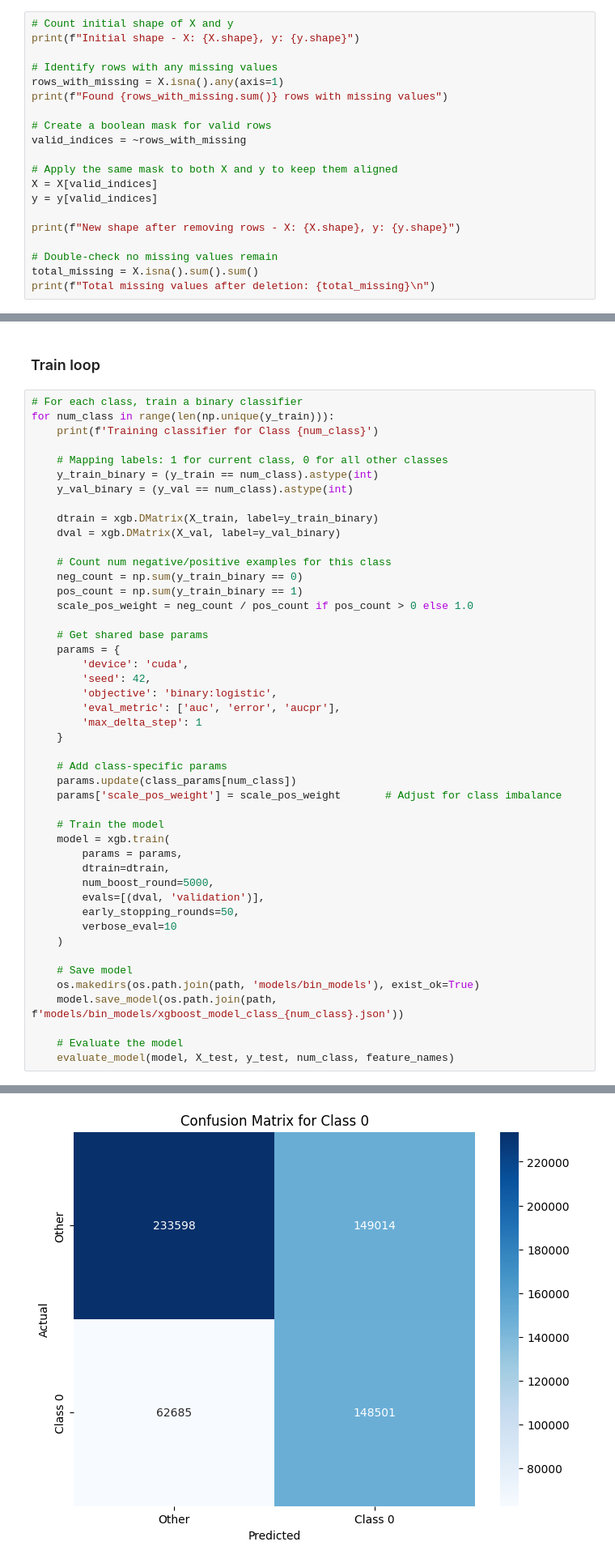
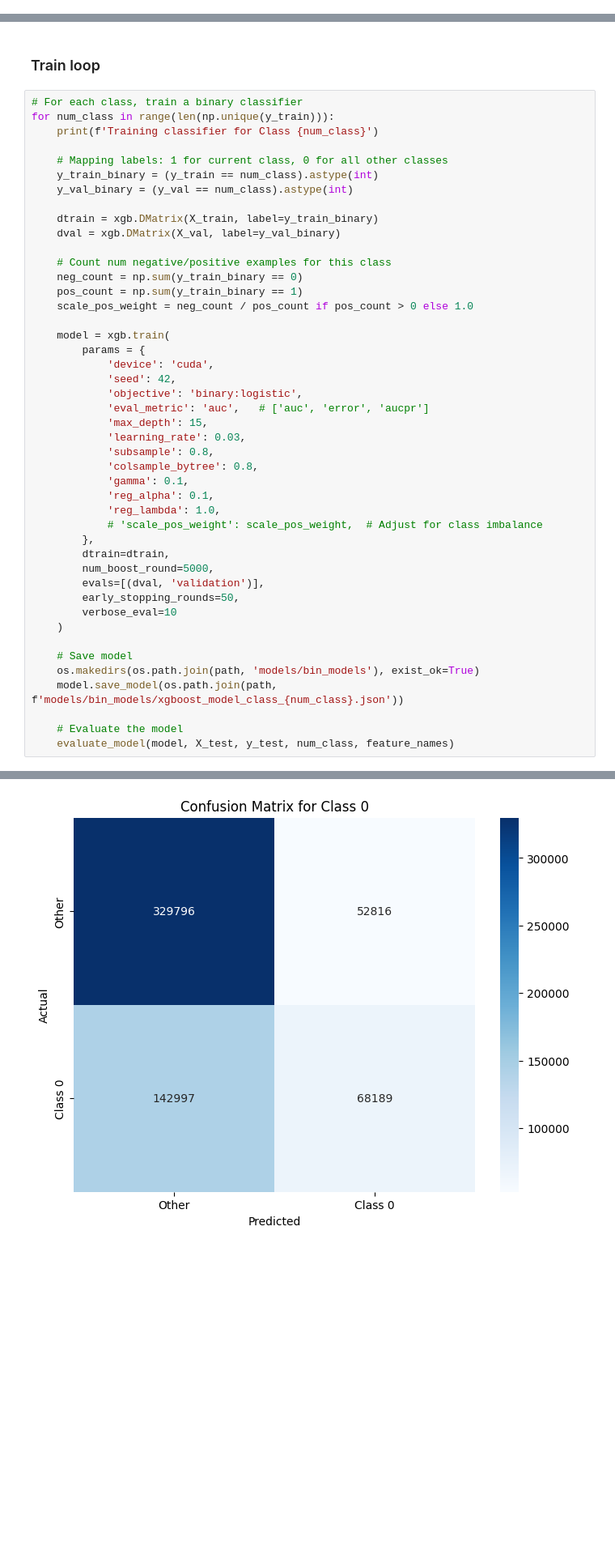
Before and after one commit to dvdbaggio/Contacts-Classification, a Jupyter notebook: contacts_prediction_ova.ipynb, the cells around one changed output, grey strips where cells are left out. Shown at 81% size. Cells and saved outputs as stored; diff of their text form; blank space fills up the shorter version.

```diff
--- a/contacts_prediction_ova.ipynb
+++ b/contacts_prediction_ova.ipynb
@@ -122,23 +120,3 @@ Dropping the rows with missing values
-# %%
-# Count initial shape of X and y
-print(f"Initial shape - X: {X.shape}, y: {y.shape}")
-
-# Identify rows with any missing values
-rows_with_missing = X.isna().any(axis=1)
-print(f"Found {rows_with_missing.sum()} rows with missing values")
-
-# Create a boolean mask for valid rows
-valid_indices = ~rows_with_missing
-
-# Apply the same mask to both X and y to keep them aligned
-X = X[valid_indices]
-y = y[valid_indices]
-
-print(f"New shape after removing rows - X: {X.shape}, y: {y.shape}")
-
-# Double-check no missing values remain
-total_missing = X.isna().sum().sum()
-print(f"Total missing values after deletion: {total_missing}\n")
 # %% [markdown]
 Filling the rows with missing values with the mean of the values of that column
 # %%
@@ -471,22 +362,21 @@ for num_class in range(len(np.unique(y_train))):
     pos_count = np.sum(y_train_binary == 1)
     scale_pos_weight = neg_count / pos_count if pos_count > 0 else 1.0
 
-    # Get shared base params
-    params = {
-        'device': 'cuda',
-        'seed': 42,
-        'objective': 'binary:logistic',
-        'eval_metric': ['auc', 'error', 'aucpr'],
-        'max_delta_step': 1
-    }
-
-    # Add class-specific params
-    params.update(class_params[num_class])
-    params['scale_pos_weight'] = scale_pos_weight       # Adjust for class imbalance
-
-    # Train the model
     model = xgb.train(
-        params = params,
+        params = {
+            'device': 'cuda',
+            'seed': 42,
+            'objective': 'binary:logistic',
+            'eval_metric': 'auc',   # ['auc', 'error', 'aucpr']
+            'max_depth': 15,
+            'learning_rate': 0.03,
+            'subsample': 0.8,
+            'colsample_bytree': 0.8,
+            'gamma': 0.1,
+            'reg_alpha': 0.1,
+            'reg_lambda': 1.0,
+            # 'scale_pos_weight': scale_pos_weight,  # Adjust for class imbalance
+        },
         dtrain=dtrain,
         num_boost_round=5000,
         evals=[(dval, 'validation')],
@@ -522,2 +412,2 @@ Inference Time (ms)   638.3762
-[figure, old version]
+[figure, new version]
 ===== Feature Importance for Class 0 =====
```
Also changed, not shown: parts of 10 cells of this notebook, 39 other files.
